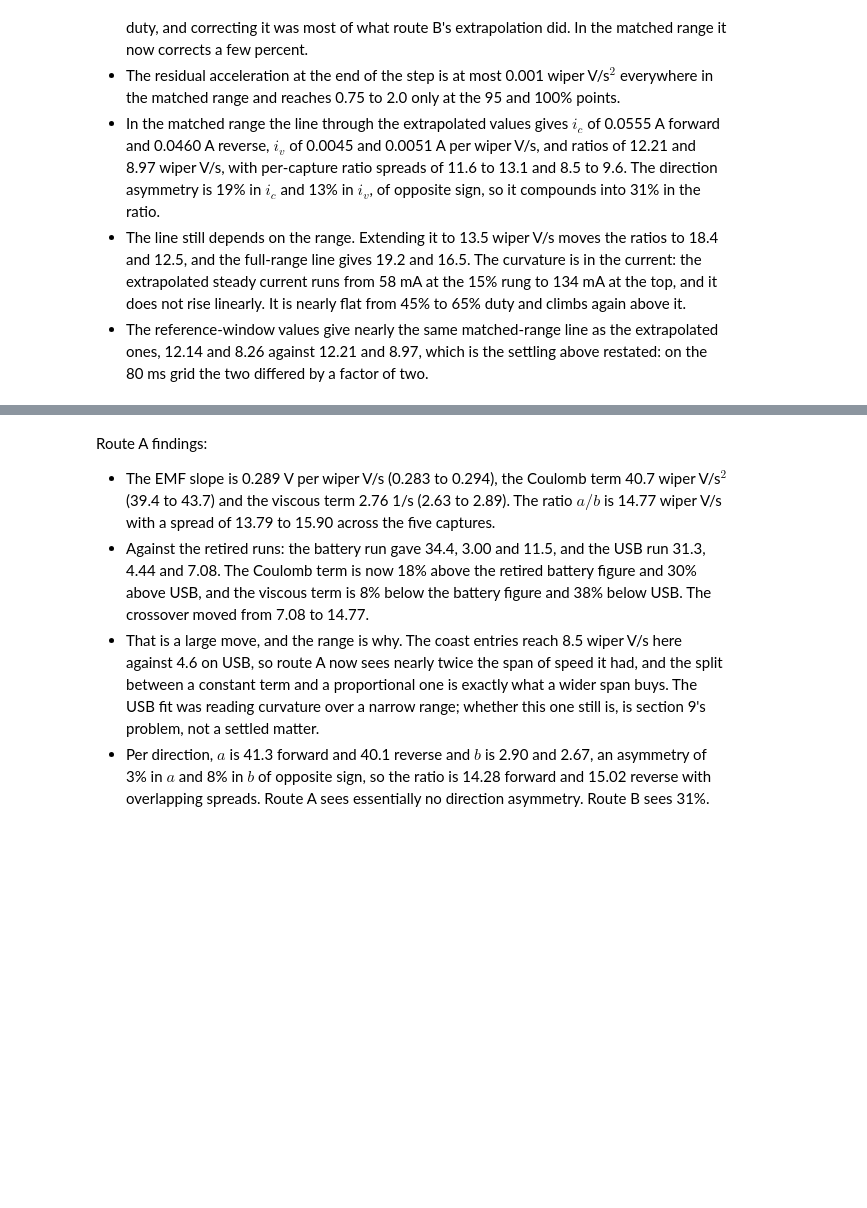
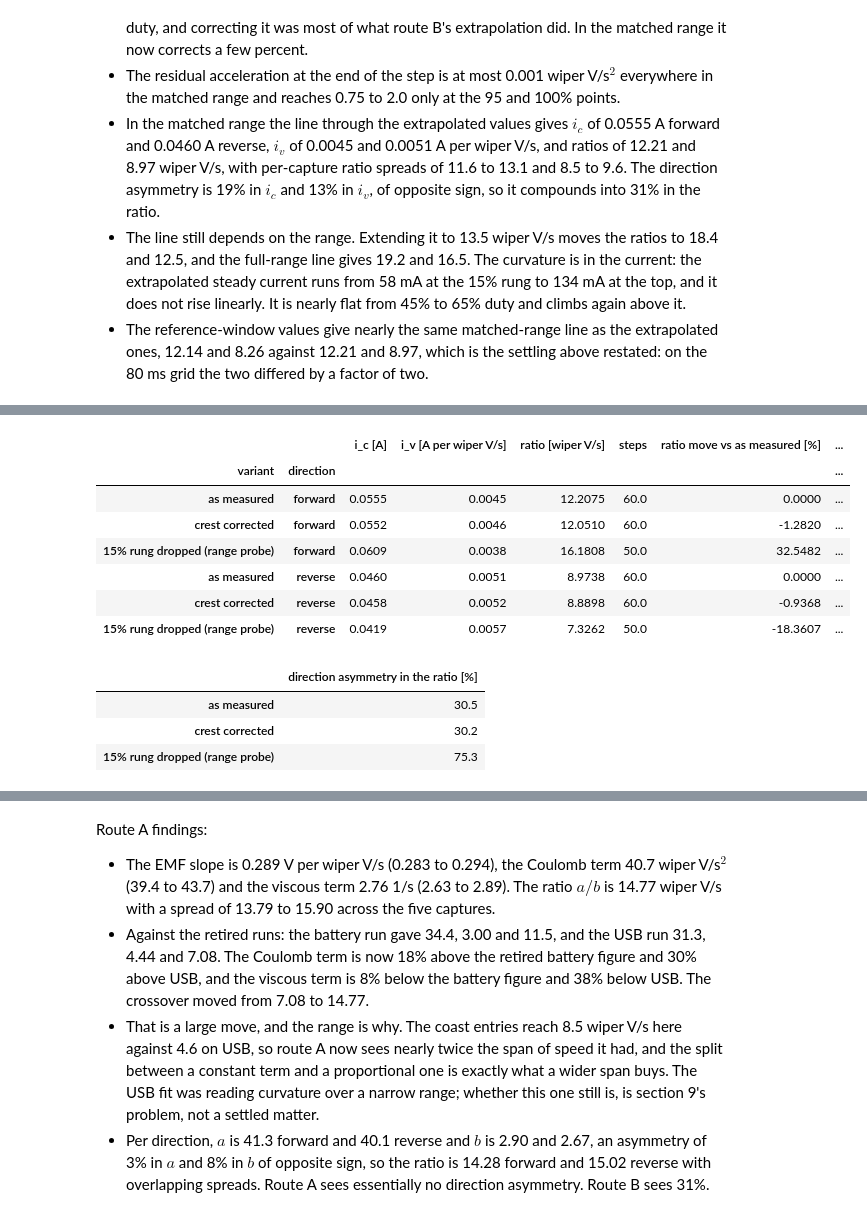
Before and after one commit to OpenServoCore/open-servo-core, a Jupyter notebook: notebooks/04-friction.ipynb, the cells around one changed output, grey strips where cells are left out. Cells and saved outputs as stored; diff of their text form; code cells hidden in the pictures; blank space fills up the shorter version.

```diff
--- a/notebooks/04-friction.ipynb
+++ b/notebooks/04-friction.ipynb
@@ -1132,0 +1361,50 @@ Findings:
+# %%
+# The matched-range line three ways: as measured, with each step's current
+# divided by the measured crest gain of its duty, and with the 15% rung
+# dropped altogether as a range probe.
+def corrected_line(tab, vcol, icol, vmax, floor=0):
+    g = tab[(tab[vcol] <= vmax) & (tab["mag_pct"] >= floor)].copy()
+    g[icol] = g[icol] / crest_gain(g["mag_pct"].to_numpy())
+    return line_fit(g, vcol, icol)
+
+def dropped_line(tab, vcol, icol, vmax, floor):
+    return line_fit(tab[(tab[vcol] <= vmax) & (tab["mag_pct"] >= floor)], vcol, icol)
+
+rows = []
+for d, label in [(1, "forward"), (-1, "reverse")]:
+    g = grid_tab[grid_tab["dir"] == d]
+    base = route_b.loc[("extrapolated steady state", f"matched, <= {V_MATCH}", label)]
+    for variant, f in [
+        ("as measured", dict(base)),
+        ("crest corrected", corrected_line(g, "v_ss_Vps", "i_ss_A", V_MATCH)),
+        ("15% rung dropped (range probe)", dropped_line(g, "v_ss_Vps", "i_ss_A", V_MATCH, 20)),
+    ]:
+        rows.append({"variant": variant, "direction": label,
+                     "i_c [A]": f["i_c [A]"], "i_v [A per wiper V/s]": f["i_v [A per wiper V/s]"],
+                     "ratio [wiper V/s]": f["ratio [wiper V/s]"], "steps": f["steps"],
+                     "ratio move vs as measured [%]":
+                         (f["ratio [wiper V/s]"] / base["ratio [wiper V/s]"] - 1) * 100,
+                     "vs route A [%]": (f["ratio [wiper V/s]"] / route_a["a/b [wiper V/s]"].mean() - 1) * 100})
+refit = pd.DataFrame(rows).set_index(["variant", "direction"])
+
+# The direction asymmetry each variant carries, as the notebook quotes it:
+# the gap between the two ratios over their mean.
+asym = {}
+for variant in refit.index.get_level_values("variant").unique():
+    f, r = (refit.loc[(variant, k), "ratio [wiper V/s]"] for k in ("forward", "reverse"))
+    asym[variant] = (f - r) / ((f + r) / 2) * 100
+display(refit.round(4))
+pd.Series(asym, name="direction asymmetry in the ratio [%]").to_frame().round(1)
+# %% [output]
+|  |  | i_c [A] | i_v [A per wiper V/s] | ratio [wiper V/s] | steps | ratio move vs as measured [%] | ... |
+| variant | direction |  |  |  |  |  | ... |
+| as measured | forward | 0.0555 | 0.0045 | 12.2075 | 60.0 | 0.0000 | ... |
+| crest corrected | forward | 0.0552 | 0.0046 | 12.0510 | 60.0 | -1.2820 | ... |
+| 15% rung dropped (range probe) | forward | 0.0609 | 0.0038 | 16.1808 | 50.0 | 32.5482 | ... |
+| as measured | reverse | 0.0460 | 0.0051 | 8.9738 | 60.0 | 0.0000 | ... |
+| crest corrected | reverse | 0.0458 | 0.0052 | 8.8898 | 60.0 | -0.9368 | ... |
+| 15% rung dropped (range probe) | reverse | 0.0419 | 0.0057 | 7.3262 | 50.0 | -18.3607 | ... |
+|  | direction asymmetry in the ratio [%] |
+| as measured | 30.5 |
+| crest corrected | 30.2 |
+| 15% rung dropped (range probe) | 75.3 |
```
Also changed, not shown: parts of 13 cells of this notebook, 2 other files.
